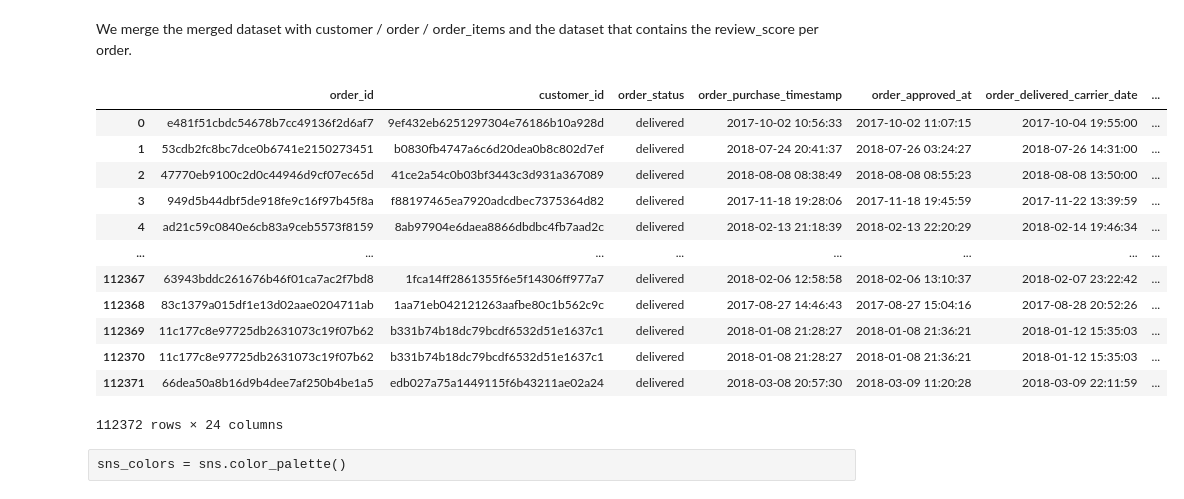
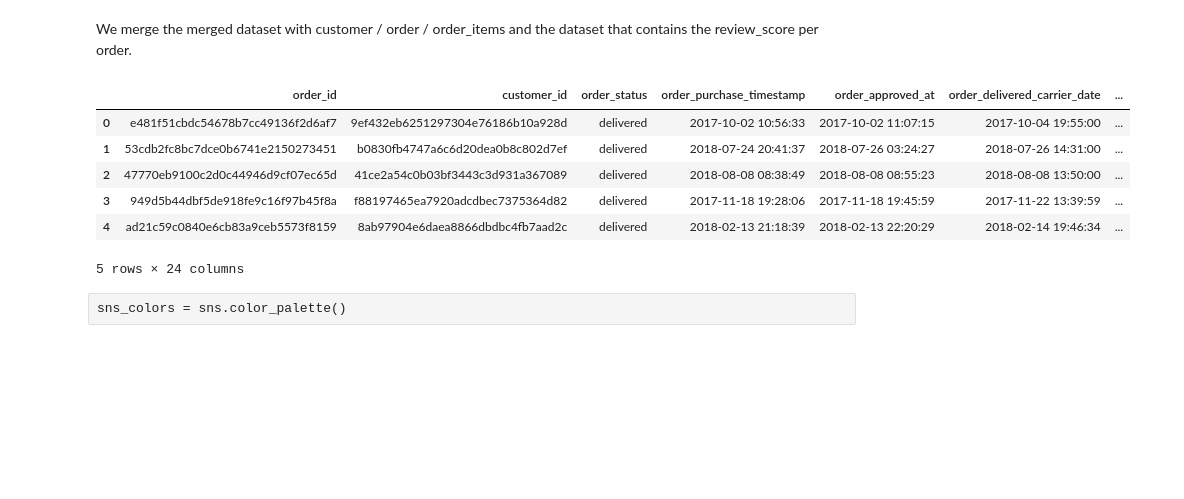
Before and after one commit to oumeima-elgharbi/P5_Data_Science_OpenClassrooms, a Jupyter notebook: P5_01_exploration.ipynb, the cells around one changed output. Saved outputs shown, nothing was run; the diff lists cells and outputs as text; code cells hidden in the pictures; blank space fills up the shorter version.

```diff
--- a/P5_01_exploration.ipynb
+++ b/P5_01_exploration.ipynb
@@ -499,21 +499,15 @@ We merge the merged dataset with customer / order / order_items and the dataset
 # %%
 dataset_rfm_features = dataset_merged.merge(dataset_order_reviews, on='order_id', how='inner')
 # %%
-dataset_rfm_features
+dataset_rfm_features.head()
 # %% [output]
 |  | order_id | customer_id | order_status | order_purchase_timestamp | order_approved_at | order_delivered_carrier_date | ... |
 | 0 | e481f51cbdc54678b7cc49136f2d6af7 | 9ef432eb6251297304e76186b10a928d | delivered | 2017-10-02 10:56:33 | 2017-10-02 11:07:15 | 2017-10-04 19:55:00 | ... |
 | 1 | 53cdb2fc8bc7dce0b6741e2150273451 | b0830fb4747a6c6d20dea0b8c802d7ef | delivered | 2018-07-24 20:41:37 | 2018-07-26 03:24:27 | 2018-07-26 14:31:00 | ... |
 | 2 | 47770eb9100c2d0c44946d9cf07ec65d | 41ce2a54c0b03bf3443c3d931a367089 | delivered | 2018-08-08 08:38:49 | 2018-08-08 08:55:23 | 2018-08-08 13:50:00 | ... |
 | 3 | 949d5b44dbf5de918fe9c16f97b45f8a | f88197465ea7920adcdbec7375364d82 | delivered | 2017-11-18 19:28:06 | 2017-11-18 19:45:59 | 2017-11-22 13:39:59 | ... |
 | 4 | ad21c59c0840e6cb83a9ceb5573f8159 | 8ab97904e6daea8866dbdbc4fb7aad2c | delivered | 2018-02-13 21:18:39 | 2018-02-13 22:20:29 | 2018-02-14 19:46:34 | ... |
-| ... | ... | ... | ... | ... | ... | ... | ... |
-| 112367 | 63943bddc261676b46f01ca7ac2f7bd8 | 1fca14ff2861355f6e5f14306ff977a7 | delivered | 2018-02-06 12:58:58 | 2018-02-06 13:10:37 | 2018-02-07 23:22:42 | ... |
-| 112368 | 83c1379a015df1e13d02aae0204711ab | 1aa71eb042121263aafbe80c1b562c9c | delivered | 2017-08-27 14:46:43 | 2017-08-27 15:04:16 | 2017-08-28 20:52:26 | ... |
-| 112369 | 11c177c8e97725db2631073c19f07b62 | b331b74b18dc79bcdf6532d51e1637c1 | delivered | 2018-01-08 21:28:27 | 2018-01-08 21:36:21 | 2018-01-12 15:35:03 | ... |
-| 112370 | 11c177c8e97725db2631073c19f07b62 | b331b74b18dc79bcdf6532d51e1637c1 | delivered | 2018-01-08 21:28:27 | 2018-01-08 21:36:21 | 2018-01-12 15:35:03 | ... |
-| 112371 | 66dea50a8b16d9b4dee7af250b4be1a5 | edb027a75a1449115f6b43211ae02a24 | delivered | 2018-03-08 20:57:30 | 2018-03-09 11:20:28 | 2018-03-09 22:11:59 | ... |
-112372 rows × 24 columns
+5 rows × 24 columns
 # %%
 dataset_rfm_features['order_purchase_timestamp'] = pd.to_datetime(dataset_rfm_features['order_purchase_timestamp'].astype(str), format='%Y/%m/%d') # .astype(str)
 # %%
```
Also changed, not shown: parts of 5 cells of this notebook.
